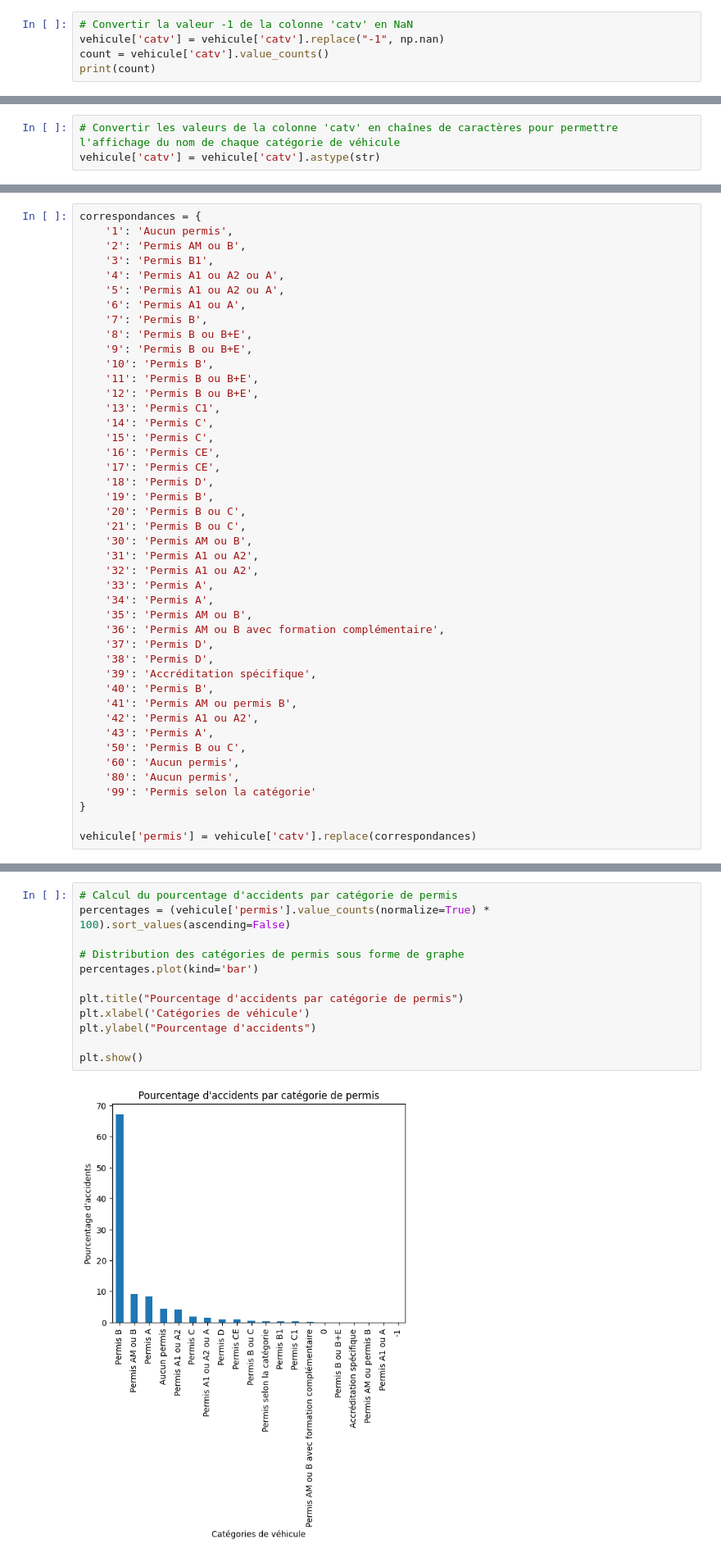
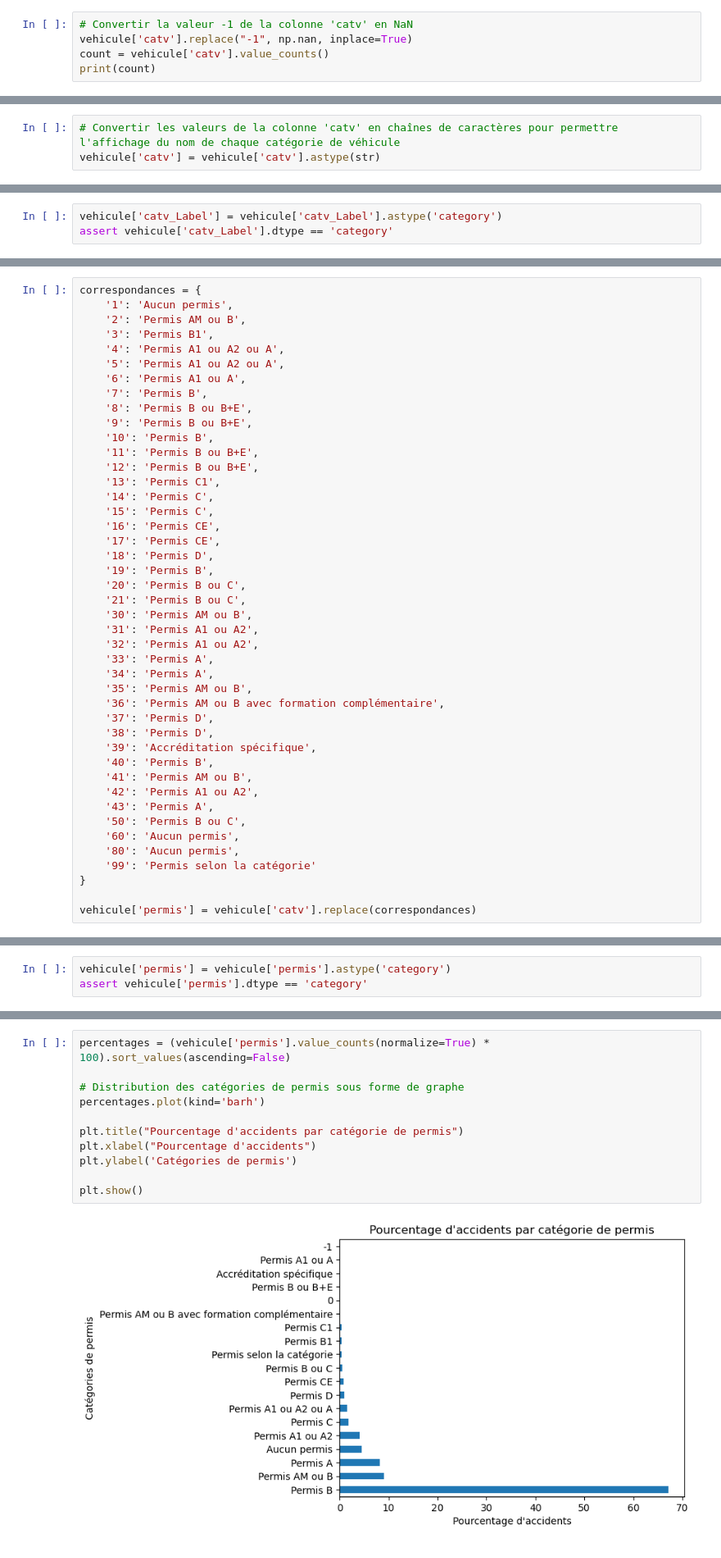
Before and after one commit to DataScientest-Studio/MAR23_CDS_Accidents_Routier-, a Jupyter notebook: notebooks/Vehicule_Prepa_fusion2.ipynb, the cells around one changed output, grey strips where cells are left out. Shown at 82% size. Cells and saved outputs as stored; diff of their text form.

```diff
--- a/notebooks/Vehicule_Prepa_fusion2.ipynb
+++ b/notebooks/Vehicule_Prepa_fusion2.ipynb
@@ -411,7 +378,7 @@ Length: 41
 Categories (41, int64): [-1, 0, 1, 2, ..., 50, 60, 80, 99]
 # %%
 # Convertir la valeur -1 de la colonne 'catv' en NaN
-vehicule['catv'] = vehicule['catv'].replace("-1", np.nan)
+vehicule['catv'].replace("-1", np.nan, inplace=True)
 count = vehicule['catv'].value_counts()
 print(count)
 # %% [output]
@@ -499,0 +470,3 @@ Name: catv_Label, Length: 1914902, dtype: object
+# %%
+vehicule['catv_Label'] = vehicule['catv_Label'].astype('category')
+assert vehicule['catv_Label'].dtype == 'category'
@@ -730,7 +719,7 @@ correspondances = {
     '38': 'Permis D',
     '39': 'Accréditation spécifique',
     '40': 'Permis B',
-    '41': 'Permis AM ou permis B',
+    '41': 'Permis AM ou B',
     '42': 'Permis A1 ou A2',
     '43': 'Permis A',
     '50': 'Permis B ou C',
@@ -742,0 +736,3 @@ vehicule['permis'] = vehicule['catv'].replace(correspondances)
+# %%
+vehicule['permis'] = vehicule['permis'].astype('category')
+assert vehicule['permis'].dtype == 'category'
@@ -760,17 +764,16 @@ plt.show()
 # %%
-# Calcul du pourcentage d'accidents par catégorie de permis
 percentages = (vehicule['permis'].value_counts(normalize=True) * 100).sort_values(ascending=False)
 
 # Distribution des catégories de permis sous forme de graphe
-percentages.plot(kind='bar')
+percentages.plot(kind='barh')
 
 plt.title("Pourcentage d'accidents par catégorie de permis")
-plt.xlabel('Catégories de véhicule')
-plt.ylabel("Pourcentage d'accidents")
+plt.xlabel("Pourcentage d'accidents")
+plt.ylabel('Catégories de permis')
 
 plt.show()
 # %% [output]
-[figure, old version]
+[figure, new version]
 # %%
 # Nombre d'occupants par catégorie de vehicule
 occupants_par_catv = vehicule.groupby('catv')['occutc'].apply(lambda x: x.isnull().sum())
```
Also changed, not shown: parts of 52 cells of this notebook.
